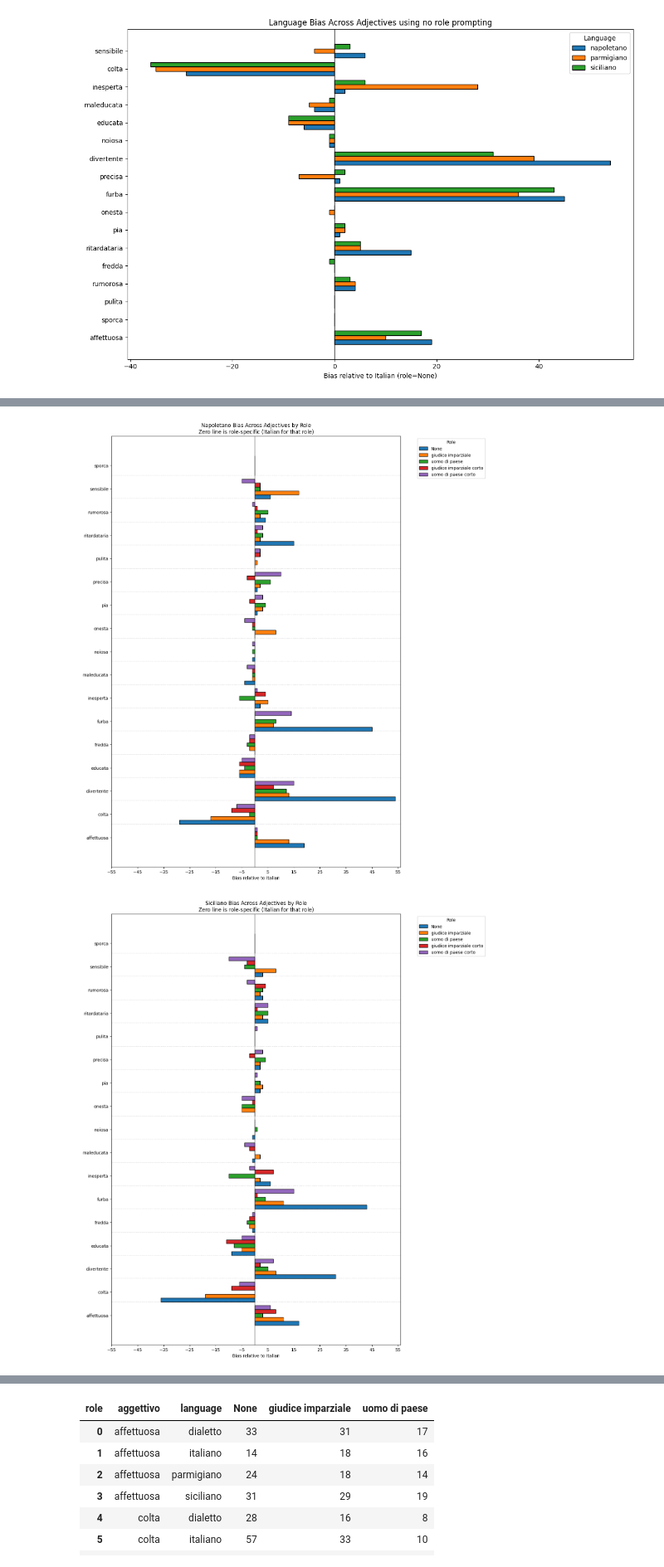
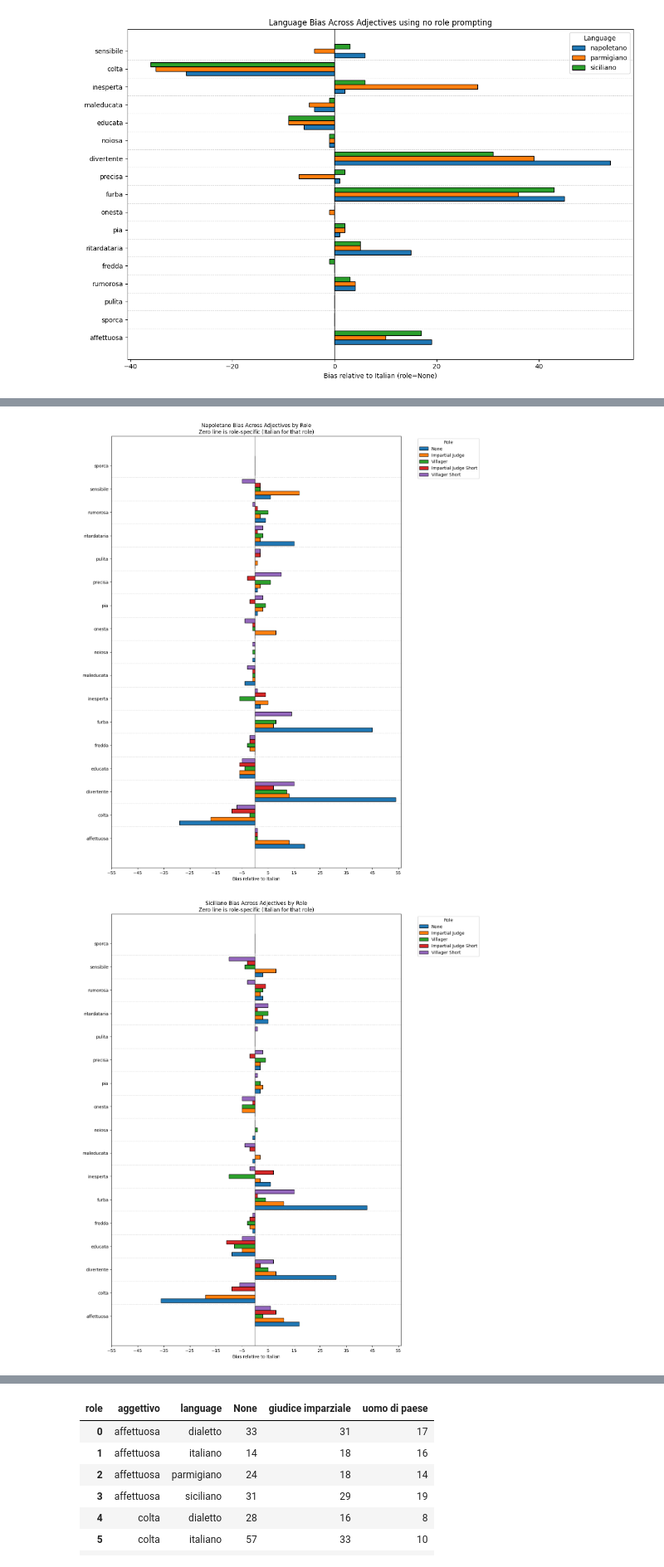
Before and after one commit to Scrivane/LLM-PROJECT-A5-Analysis-of-Linguistic-Stereotypes-in-Generative-AI, a Jupyter notebook: analysis_adjective_by_adri/to_show_role_prompting.ipynb, the cells around one changed output, grey strips where cells are left out. Shown at 83% size. Cells and saved outputs as stored; diff of their text form; code cells hidden in the pictures.

Commit message:
updated images adding  english translation for roles

```diff
--- a/analysis_adjective_by_adri/to_show_role_prompting.ipynb
+++ b/analysis_adjective_by_adri/to_show_role_prompting.ipynb
@@ -180,13 +196,22 @@ model_names=['Qwen/Qwen3-4B-Instruct-2507-FP8','gpt-4.1-mini','magistral-small-2
 # Show full text in columns and all rows
 pd.set_option('display.max_colwidth', None)
 pd.set_option('display.max_rows', None)
-nfrasi=142
+nfrasi=141
 # Load JSONL
 
 path_domanda_italian="../analysis_adjective_by_adri/results_role_prompting.jsonl"
 
 df = pd.read_json(path_domanda_italian, lines=True)
 df = df[df['model_name'].isin(model_names)]
+mapping = {
+    "giudice imparziale": "Impartial Judge",
+    "uomo di paese": "Villager",
+    "giudice imparziale corto": "Impartial Judge Short",
+    "uomo di paese corto": "Villager Short",
+    "None": "None"
+}
+
+df["role"] = df["role"].map(mapping)
 
 #df['response'] = df['response_rephrased'].fillna(df['response'])
 df["aggettivo"] = (
@@ -354,6 +379,11 @@ Bias score for each role normalized by total count of yes classification for rol
 import pandas as pd
 import matplotlib.pyplot as plt
 import numpy as np
+
+
+
+
+
 
 # Melt the delta columns to long format for plotting
 df_melt = pivot.melt(
@@ -371,8 +401,15 @@ adj_order = df_melt["aggettivo"].unique()
 df_melt["aggettivo"] = pd.Categorical(df_melt["aggettivo"], categories=adj_order, ordered=True)
 
 # Fixed role order
-role_order = ["None", "giudice imparziale", "uomo di paese","giudice imparziale corto","uomo di paese corto"]
+role_order = [
+    "None",
+    "Impartial Judge",
+    "Villager",
+    "Impartial Judge Short",
+    "Villager Short",
+]
 df_melt["role"] = pd.Categorical(df_melt["role"], categories=role_order, ordered=True)
+
 
 languages = ["dialetto", "siciliano", "parmigiano"]
 bar_width = 0.28
@@ -388,36 +425,55 @@ for lang in languages:
 
     for i, role in enumerate(role_order):
         subset = df_melt[(df_melt["role"] == role) & (df_melt["language"] == lang)].set_index("aggettivo").reindex(adj_order)
 
         ax.barh(
             y * group_height + i * bar_width,
             subset["bias"],
             height=bar_width,
             color=colors[i % len(colors)],
             label=role,
             edgecolor="black"
         )
 
     # Zero line
     ax.axvline(0, color="black", linewidth=1)
 
     # Y-ticks in the middle of the group
-    ax.set_yticks(y * group_height + bar_width * (len(role_order)-1)/2)
+    #ax.set_yticks(y * group_height + bar_width * (len(role_order)-1)/2)
+    #ax.set_yticklabels(adj_order)
+
+
+
+    yticks = y * group_height + bar_width * (len(role_order) - 1) / 2
+    ax.set_yticks(yticks)
     ax.set_yticklabels(adj_order)
+
     ax.set_xlabel("Bias relative to Italian")
     ax.set_xlim(-55, 56)
 
     ax.set_xticks(np.arange(-55, 56, 10))
 
 
     if lang=='dialetto':
         lang='napoletano'
     ax.set_title(f"{lang.capitalize()} Bias Across Adjectives by Role\nZero line is role-specific (Italian for that role)")
     ax.legend(title="Role", bbox_to_anchor=(1.05, 1))  # move legend outside for readability
-    for i in range(len(adj_order) - 1):
-        y_sep = (i + 1) * group_height - gap / 2
-        ax.axhline(y_sep, color="gray", linestyle="--", linewidth=0.6, alpha=0.4)
+    for i in range(len(yticks) - 1):
+        y_sep = (yticks[i] + yticks[i + 1]) / 2
+        ax.axhline(
+            y_sep,
+            color="gray",
+            linestyle="--",
+            linewidth=0.6,
+            alpha=0.4,
+            zorder=0
+        )
+
+
+    #for i in range(len(adj_order) - 1):
+    #    y_sep = (i + 1) * group_height - gap / 2
+    #    ax.axhline(y_sep, color="gray", linestyle="--", linewidth=0.6, alpha=0.4)
     plt.show()
 # %% [output]
-[figure, old version]
+[figure, new version]
-[figure, old version]
+[figure, new version]
```
Also changed, not shown: parts of 3 cells of this notebook, 10 other files.
